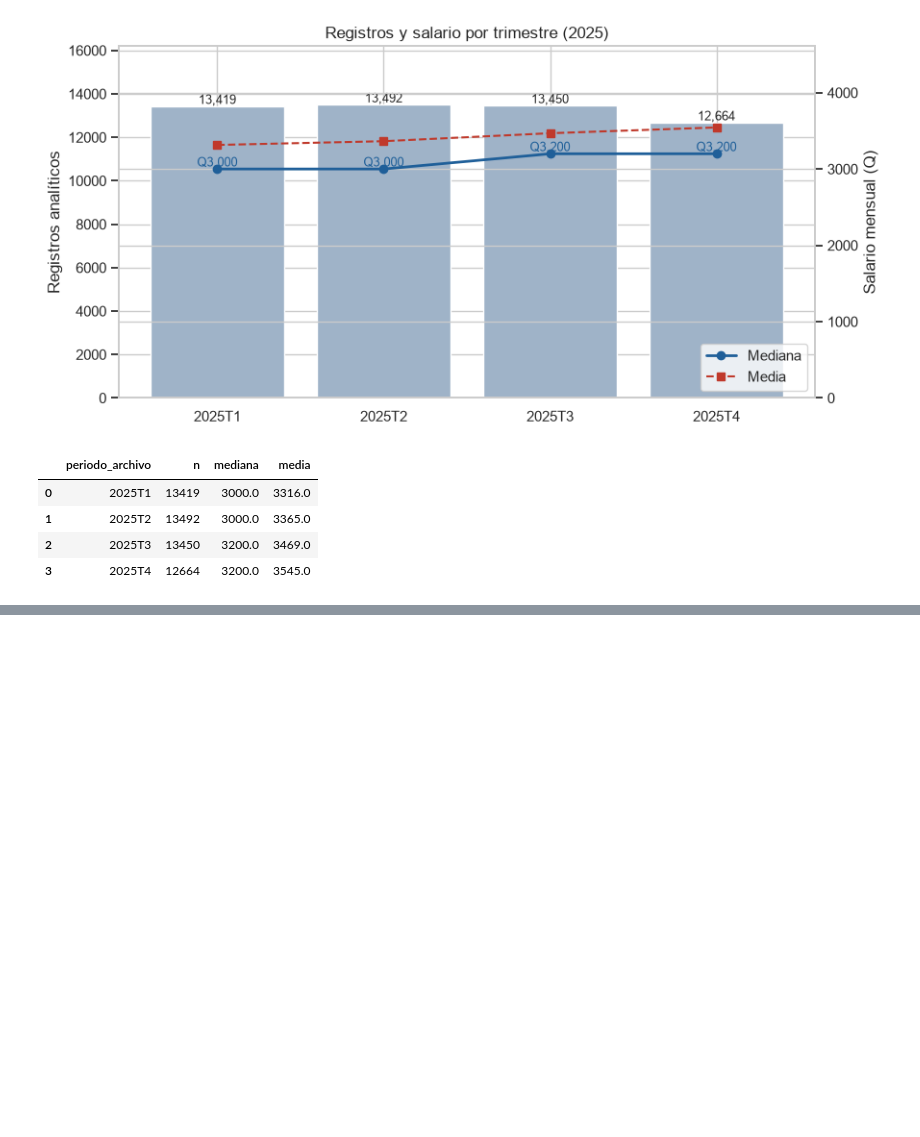
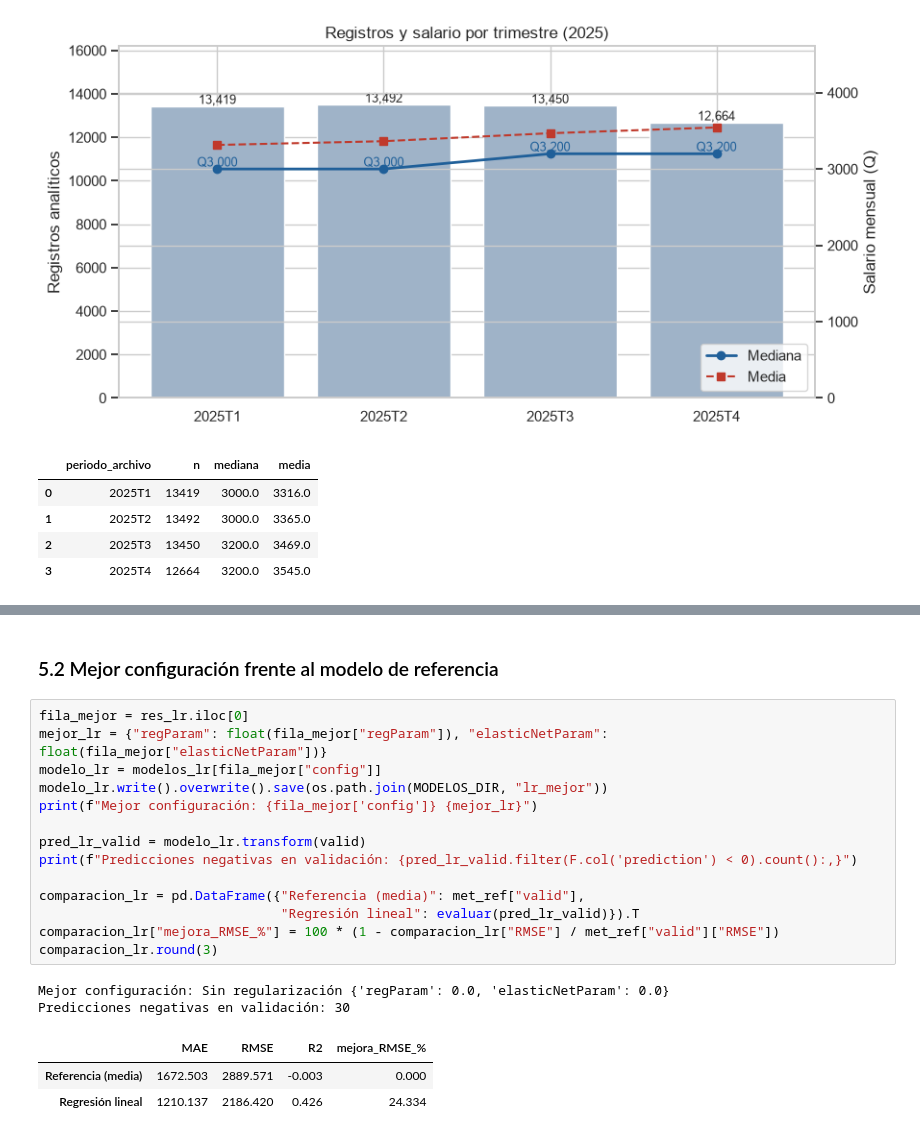
Before and after one commit to Qu3zada22/lab7-md, a Jupyter notebook: lab7_eneic.ipynb, the cells around one changed output, grey strips where cells are left out. Cells and saved outputs as stored; diff of their text form; blank space fills up the shorter version.

```diff
--- a/lab7_eneic.ipynb
+++ b/lab7_eneic.ipynb
@@ -1174,0 +1343,22 @@ plt.tight_layout(); plt.show()
+# %% [markdown]
+### 5.2 Mejor configuración frente al modelo de referencia
+# %%
+fila_mejor = res_lr.iloc[0]
+mejor_lr = {"regParam": float(fila_mejor["regParam"]), "elasticNetParam": float(fila_mejor["elasticNetParam"])}
+modelo_lr = modelos_lr[fila_mejor["config"]]
+modelo_lr.write().overwrite().save(os.path.join(MODELOS_DIR, "lr_mejor"))
+print(f"Mejor configuración: {fila_mejor['config']} {mejor_lr}")
+
+pred_lr_valid = modelo_lr.transform(valid)
+print(f"Predicciones negativas en validación: {pred_lr_valid.filter(F.col('prediction') < 0).count():,}")
+
+comparacion_lr = pd.DataFrame({"Referencia (media)": met_ref["valid"],
+                               "Regresión lineal": evaluar(pred_lr_valid)}).T
+comparacion_lr["mejora_RMSE_%"] = 100 * (1 - comparacion_lr["RMSE"] / met_ref["valid"]["RMSE"])
+comparacion_lr.round(3)
+# %% [output]
+Mejor configuración: Sin regularización {'regParam': 0.0, 'elasticNetParam': 0.0}
+Predicciones negativas en validación: 30
+|  | MAE | RMSE | R2 | mejora_RMSE_% |
+| Referencia (media) | 1672.503 | 2889.571 | -0.003 | 0.000 |
+| Regresión lineal | 1210.137 | 2186.420 | 0.426 | 24.334 |
```
Also changed, not shown: parts of 77 cells of this notebook, 2 other files.
